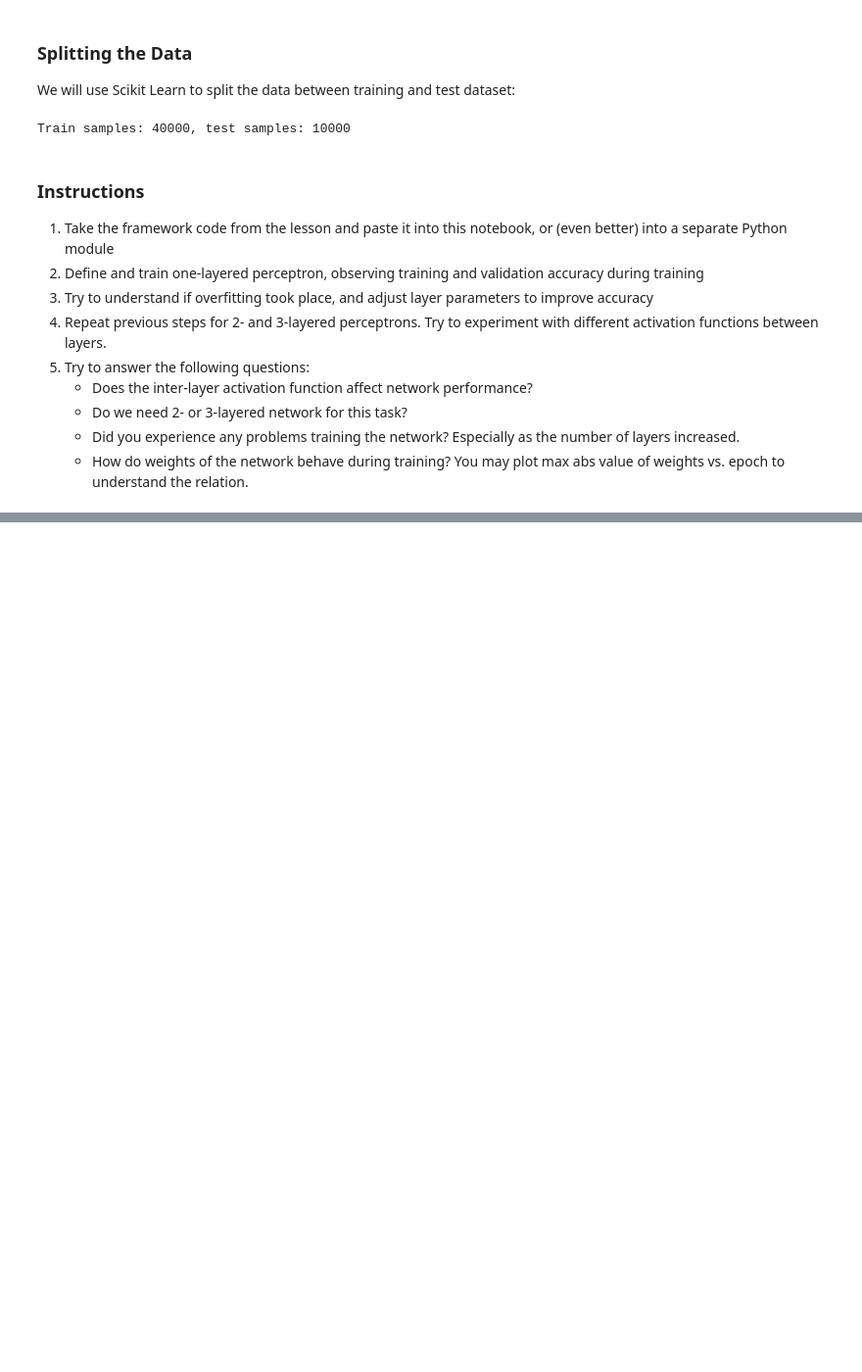
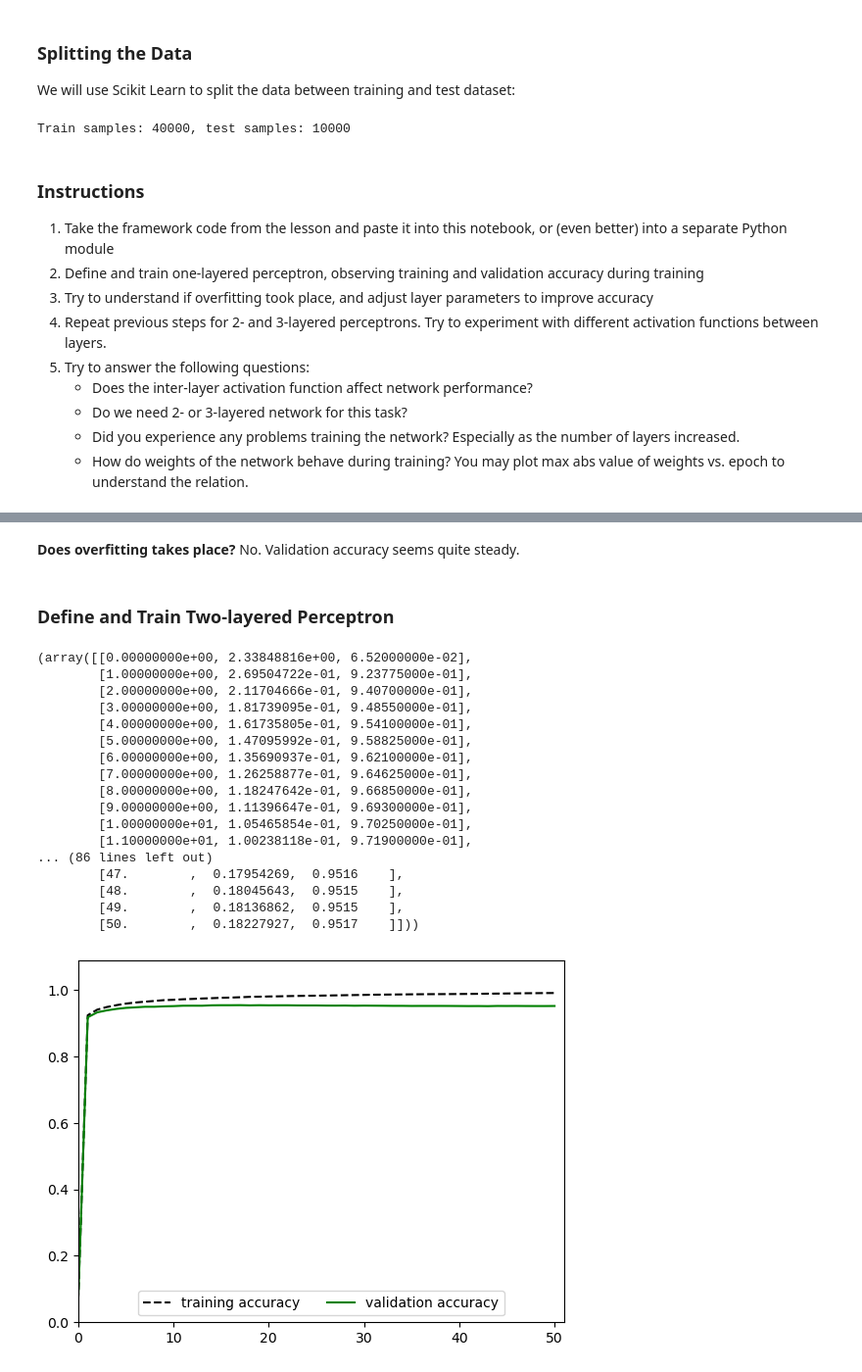
Before and after one commit to tsreaper/AI-For-Beginners, a Jupyter notebook: lessons/3-NeuralNetworks/04-OwnFramework/lab/MyFW_MNIST.ipynb, the cells around one changed output, grey strips where cells are left out. Shown: that part at 98% size. Saved outputs shown, nothing was run; the diff lists cells and outputs as text; code cells hidden in the pictures; blank space fills up the shorter version.

```diff
--- a/lessons/3-NeuralNetworks/04-OwnFramework/lab/MyFW_MNIST.ipynb
+++ b/lessons/3-NeuralNetworks/04-OwnFramework/lab/MyFW_MNIST.ipynb
@@ -53,0 +226,31 @@ Train samples: 40000, test samples: 10000
+# %% [markdown]
+**Does overfitting takes place?** No. Validation accuracy seems quite steady.
+# %% [markdown]
+### Define and Train Two-layered Perceptron
+# %%
+net = Net()
+net.add(Linear(features_train[0].shape[0], 28))
+net.add(Tanh())
+net.add(Linear(28, 10))
+net.add(Softmax())
+
+train_and_plot(features_train, labels_train, features_test, labels_test, 50, net, lr=0.01)
+# %% [output]
+(array([[0.00000000e+00, 2.33848816e+00, 6.52000000e-02],
+        [1.00000000e+00, 2.69504722e-01, 9.23775000e-01],
+        [2.00000000e+00, 2.11704666e-01, 9.40700000e-01],
+        [3.00000000e+00, 1.81739095e-01, 9.48550000e-01],
+        [4.00000000e+00, 1.61735805e-01, 9.54100000e-01],
+        [5.00000000e+00, 1.47095992e-01, 9.58825000e-01],
+        [6.00000000e+00, 1.35690937e-01, 9.62100000e-01],
+        [7.00000000e+00, 1.26258877e-01, 9.64625000e-01],
+        [8.00000000e+00, 1.18247642e-01, 9.66850000e-01],
+        [9.00000000e+00, 1.11396647e-01, 9.69300000e-01],
+        [1.00000000e+01, 1.05465854e-01, 9.70250000e-01],
+        [1.10000000e+01, 1.00238118e-01, 9.71900000e-01],
+... (86 lines left out)
+        [47.        ,  0.17954269,  0.9516    ],
+        [48.        ,  0.18045643,  0.9515    ],
+        [49.        ,  0.18136862,  0.9515    ],
+        [50.        ,  0.18227927,  0.9517    ]]))
+[figure, added]
```
Also changed, not shown: parts of 26 cells of this notebook.
